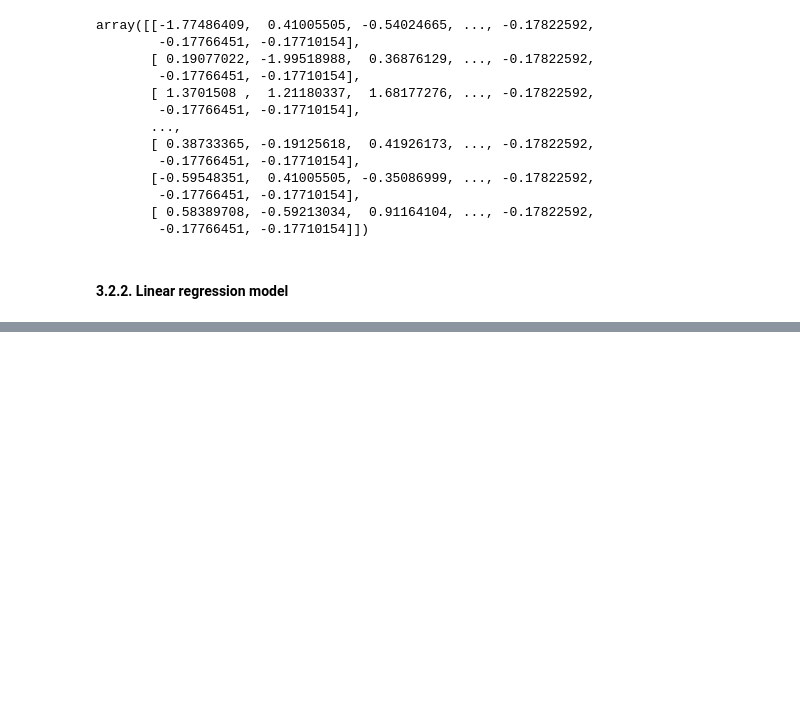
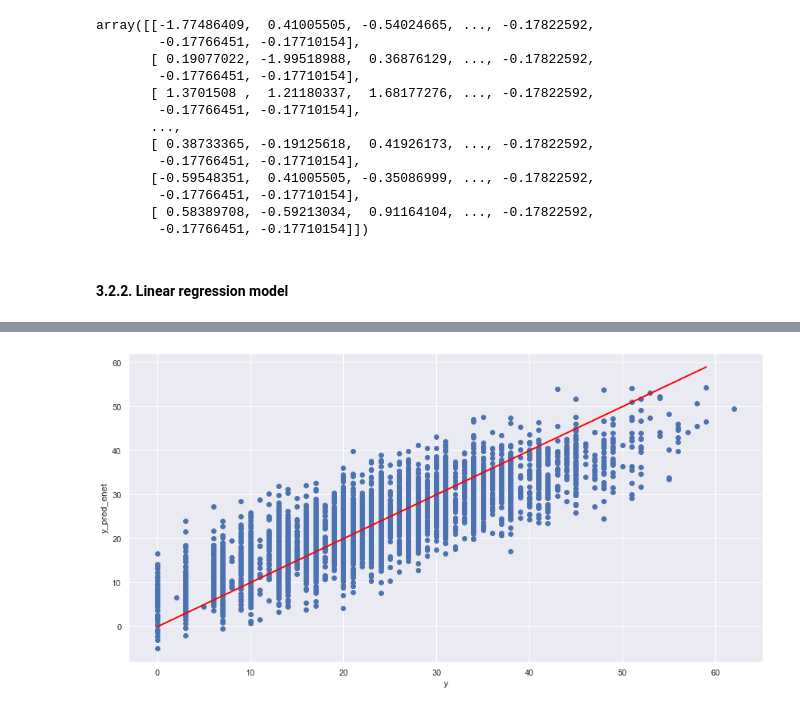
Before and after one commit to graymychael/NFL_Superbowl_LVI_winner_prediction, a Jupyter notebook: notebooks/Pre-processing_Work_and_Model.ipynb, the cells around one changed output, grey strips where cells are left out. Saved outputs shown, nothing was run; the diff lists cells and outputs as text; code cells hidden in the pictures; blank space fills up the shorter version.

```diff
--- a/notebooks/Pre-processing_Work_and_Model.ipynb
+++ b/notebooks/Pre-processing_Work_and_Model.ipynb
@@ -591,0 +696,11 @@ array([[-1.77486409,  0.41005505, -0.54024665, ..., -0.17822592,
+# %%
+# Plot the predictions
+
+plt.figure(figsize=(15,7.5))
+plt.scatter(y_train, y_pred_enet)
+plt.plot(range(60),range(60), linewidth=2, color='red')
+plt.xlabel('y')
+plt.ylabel('y_pred_enet')
+plt.show()
+# %% [output]
+[figure, added]
```
Also changed, not shown: parts of 14 cells of this notebook.
